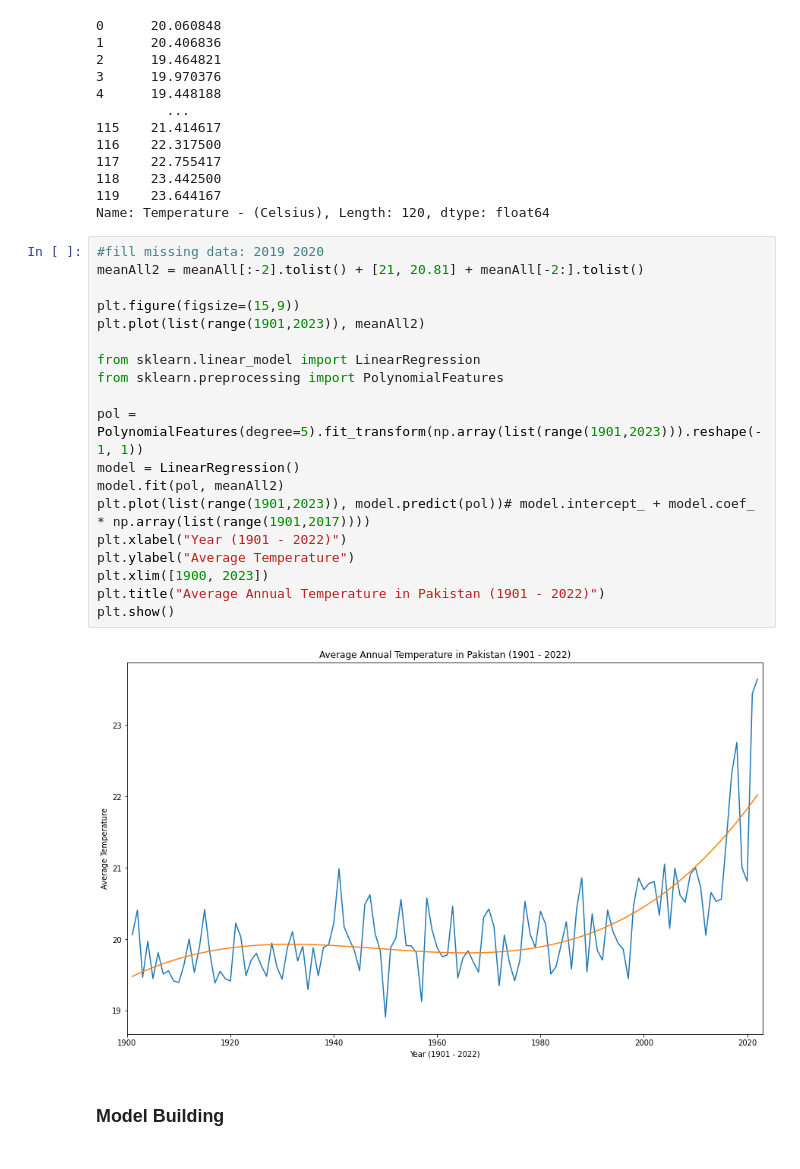
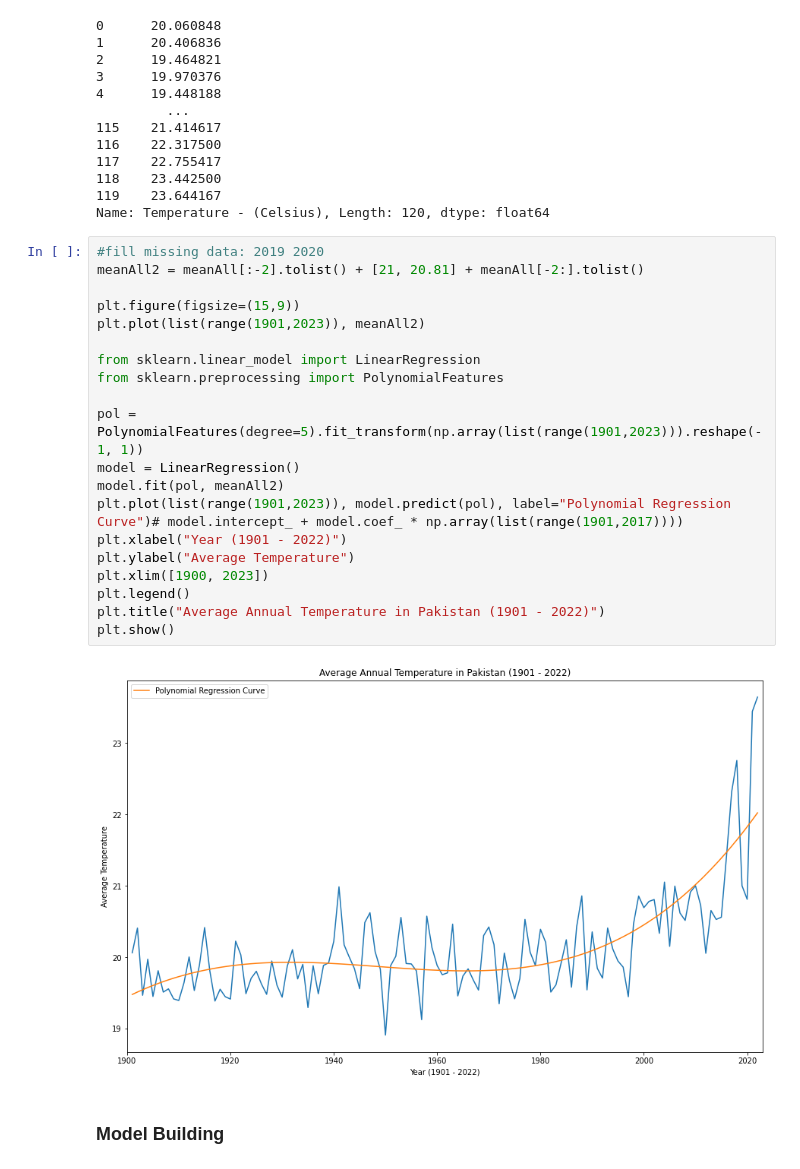
Before and after one commit to FaizanFaisal25/sproj2, a Jupyter notebook: analysis.ipynb, the cells around one changed output. Cells and saved outputs as stored; diff of their text form.

```diff
--- a/analysis.ipynb
+++ b/analysis.ipynb
@@ -92,24 +93,25 @@ Name: Temperature - (Celsius), Length: 120, dtype: float64
 # %%
 #fill missing data: 2019 2020
 meanAll2 = meanAll[:-2].tolist() + [21, 20.81] + meanAll[-2:].tolist()
 
 plt.figure(figsize=(15,9))
 plt.plot(list(range(1901,2023)), meanAll2)
 
 from sklearn.linear_model import LinearRegression
 from sklearn.preprocessing import PolynomialFeatures
 
 pol = PolynomialFeatures(degree=5).fit_transform(np.array(list(range(1901,2023))).reshape(-1, 1))
 model = LinearRegression()
 model.fit(pol, meanAll2)
-plt.plot(list(range(1901,2023)), model.predict(pol))# model.intercept_ + model.coef_ * np.array(list(range(1901,2017))))
+plt.plot(list(range(1901,2023)), model.predict(pol), label="Polynomial Regression Curve")# model.intercept_ + model.coef_ * np.array(list(range(1901,2017))))
 plt.xlabel("Year (1901 - 2022)")
 plt.ylabel("Average Temperature")
 plt.xlim([1900, 2023])
+plt.legend()
 plt.title("Average Annual Temperature in Pakistan (1901 - 2022)")
 plt.show()
 # %% [output]
-[figure, old version]
+[figure, new version]
 # %% [markdown]
 ### Model Building
 # %%
```
Also changed, not shown: parts of 6 cells of this notebook, 15 other files.
